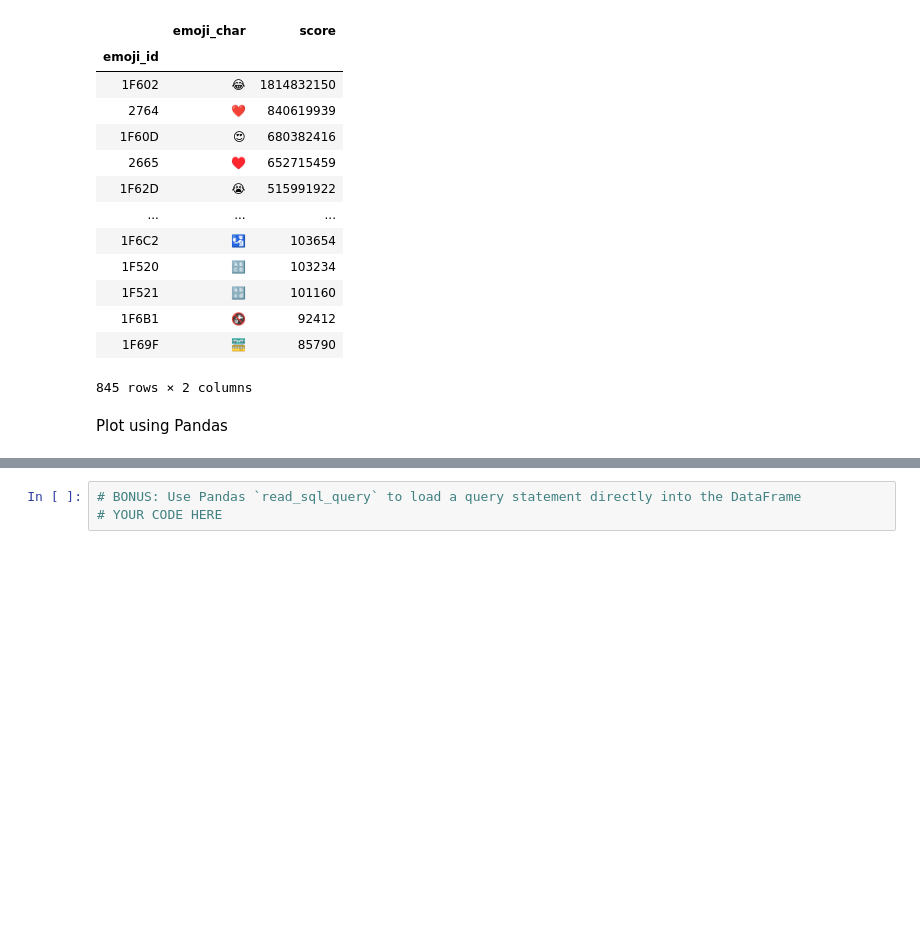
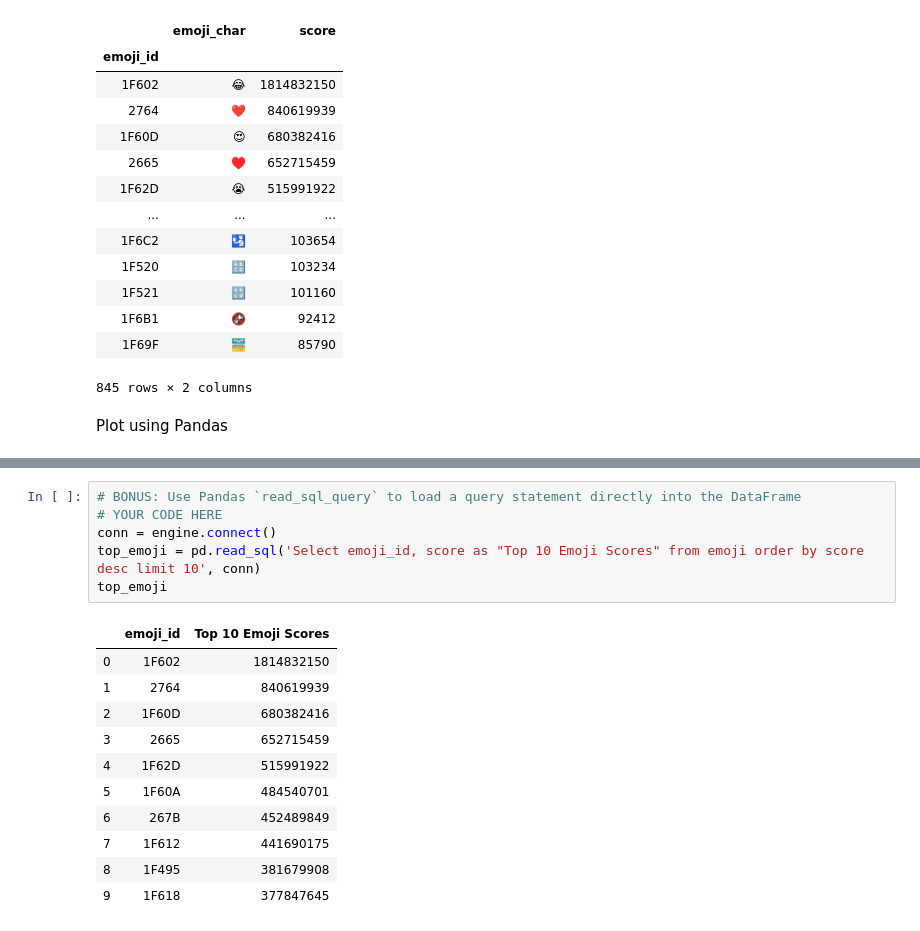
Before and after one commit to chanafin/10-GWHW, a Jupyter notebook: Mini Assignments/EmojiPlotting.CH/Unsolved/Stu_Plotting.ipynb, the cells around one changed output, grey strips where cells are left out. Drawn from its saved outputs; the diff is of its cells as text; blank space fills up the shorter version.

```diff
--- a/Mini Assignments/EmojiPlotting.CH/Unsolved/Stu_Plotting.ipynb
+++ b/Mini Assignments/EmojiPlotting.CH/Unsolved/Stu_Plotting.ipynb
@@ -161,3 +166,18 @@ score_plot.invert_yaxis()
 # %%
 # BONUS: Use Pandas `read_sql_query` to load a query statement directly into the DataFrame
 # YOUR CODE HERE
+conn = engine.connect()
+top_emoji = pd.read_sql('Select emoji_id, score as "Top 10 Emoji Scores" from emoji order by score desc limit 10', conn)
+top_emoji
+# %% [output]
+|  | emoji_id | Top 10 Emoji Scores |
+| 0 | 1F602 | 1814832150 |
+| 1 | 2764 | 840619939 |
+| 2 | 1F60D | 680382416 |
+| 3 | 2665 | 652715459 |
+| 4 | 1F62D | 515991922 |
+| 5 | 1F60A | 484540701 |
+| 6 | 267B | 452489849 |
+| 7 | 1F612 | 441690175 |
+| 8 | 1F495 | 381679908 |
+| 9 | 1F618 | 377847645 |
```
Also changed, not shown: parts of 3 cells of this notebook, 15 other files.
